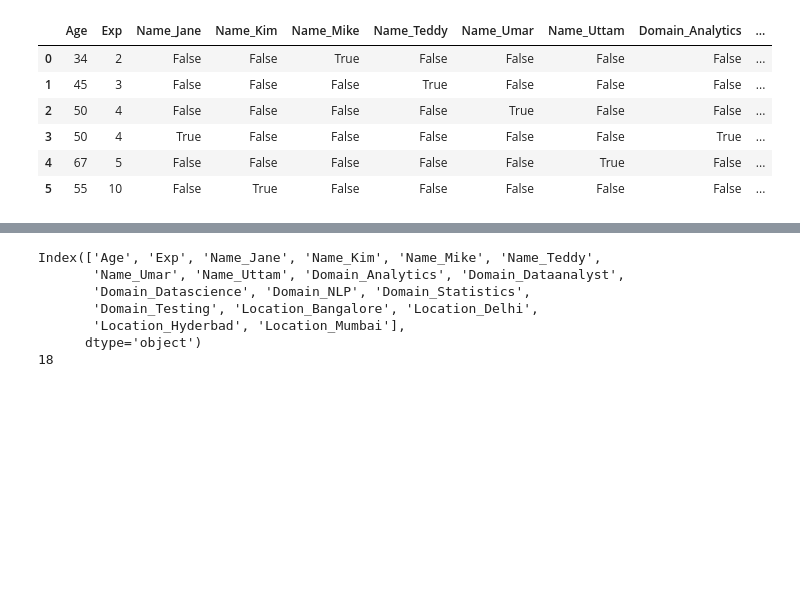
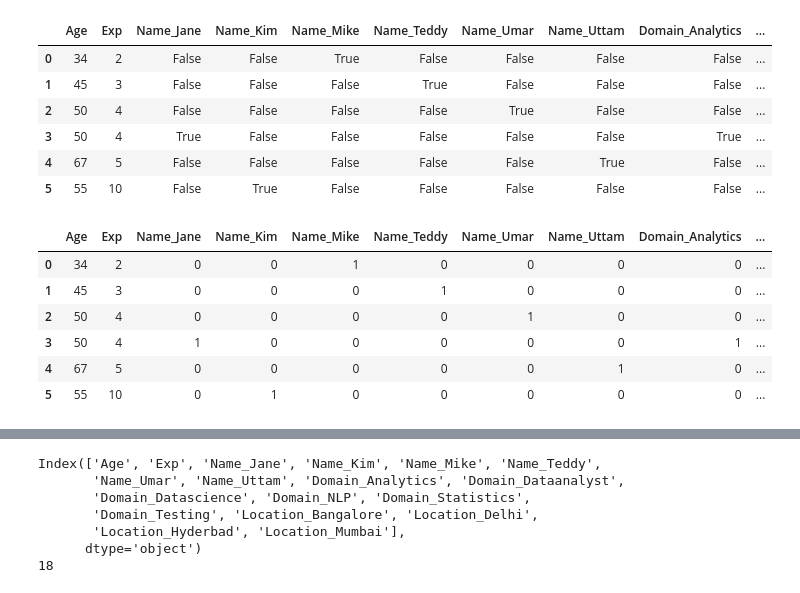
Before and after one commit to csairamvenkat/PYTHON_BIGINNER, a Jupyter notebook: Libraries/EDA/EDA Practical.ipynb, the cells around one changed output, grey strips where cells are left out. Cells and saved outputs as stored; diff of their text form; code cells hidden in the pictures; blank space fills up the shorter version.

```diff
--- a/Libraries/EDA/EDA Practical.ipynb
+++ b/Libraries/EDA/EDA Practical.ipynb
@@ -454,3 +454,15 @@ imputation
 | 3 | 50 | 4 | True | False | False | False | False | False | True | ... |
 | 4 | 67 | 5 | False | False | False | False | False | True | False | ... |
 | 5 | 55 | 10 | False | True | False | False | False | False | False | ... |
+# %%
+# Imputation is not done for Numeric cols. If dtype=int then we get as 1 and 0
+imputation=pd.get_dummies(X_IndependentVariable,dtype=int)
+imputation
+# %% [output]
+|  | Age | Exp | Name_Jane | Name_Kim | Name_Mike | Name_Teddy | Name_Umar | Name_Uttam | Domain_Analytics | ... |
+| 0 | 34 | 2 | 0 | 0 | 1 | 0 | 0 | 0 | 0 | ... |
+| 1 | 45 | 3 | 0 | 0 | 0 | 1 | 0 | 0 | 0 | ... |
+| 2 | 50 | 4 | 0 | 0 | 0 | 0 | 1 | 0 | 0 | ... |
+| 3 | 50 | 4 | 1 | 0 | 0 | 0 | 0 | 0 | 1 | ... |
+| 4 | 67 | 5 | 0 | 0 | 0 | 0 | 0 | 1 | 0 | ... |
+| 5 | 55 | 10 | 0 | 1 | 0 | 0 | 0 | 0 | 0 | ... |
```
Also changed, not shown: parts of 1 cell of this notebook, 1 other file.
